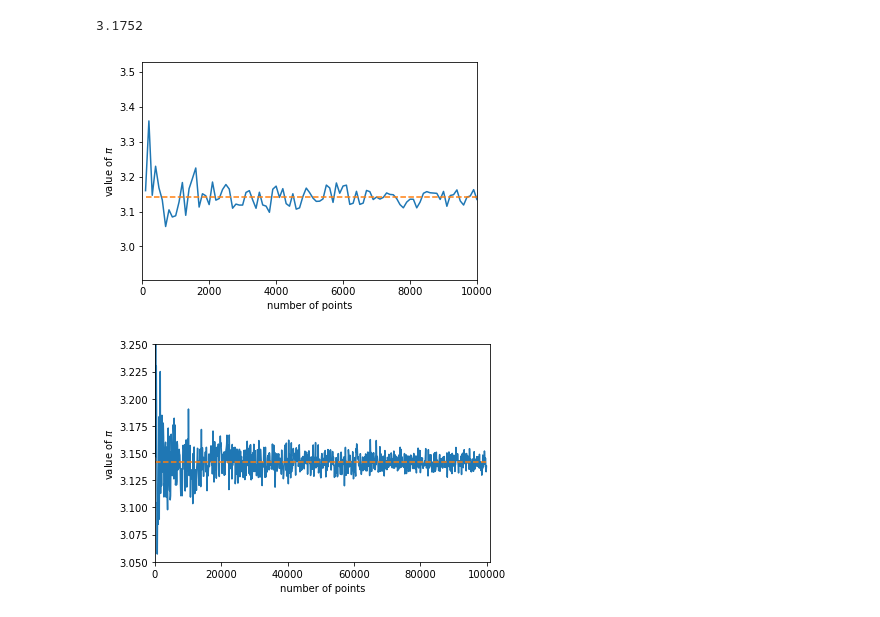
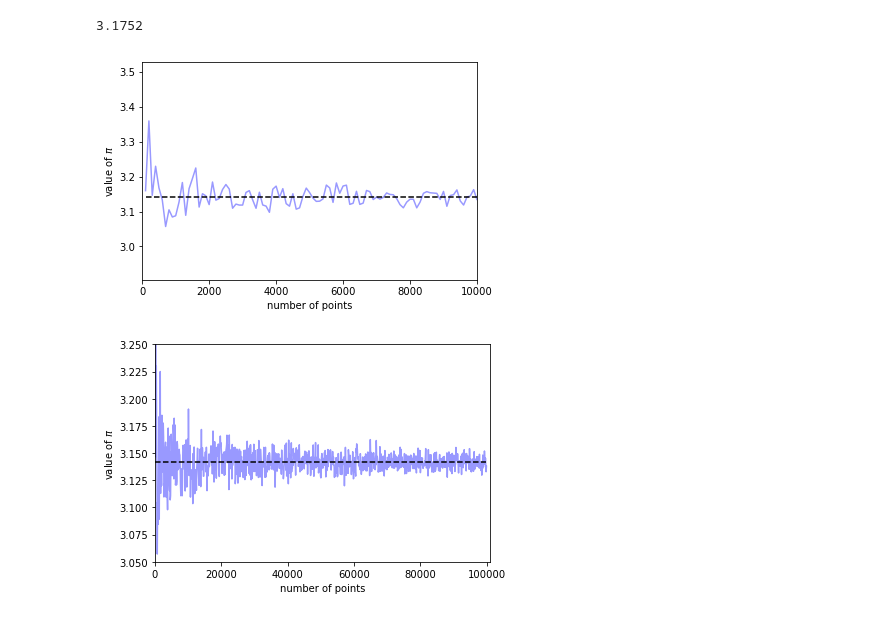
Before and after one commit to jsdiazpo/Monte-Carlo-Pi, a Jupyter notebook: Monte-Carlo-Pi.ipynb, the cells around one changed output. Cells and saved outputs as stored; diff of their text form; code cells hidden in the pictures.

Commit message:
mc_pi convergence plots

```diff
--- a/Monte-Carlo-Pi.ipynb
+++ b/Monte-Carlo-Pi.ipynb
@@ -50,20 +50,20 @@ for npoints in range(1, 1000):
     pi = compute_MC_pi(num_points=num_points)
     mc_pi.append(pi)
 # %%
-plt.plot(nr_points, mc_pi, '-')
-plt.plot([nr_points[0], nr_points[-1]], [np.pi, np.pi], '--')
+plt.plot(nr_points, mc_pi, 'b-', alpha=0.4)
+plt.plot([nr_points[0], nr_points[-1]], [np.pi, np.pi], 'k--')
 xmin, xmax, ymin, ymax = 0, 10000, 0.95*np.amin(mc_pi), 1.05*np.amax(mc_pi)
 plt.axis([xmin, xmax, ymin, ymax])
 plt.xlabel('number of points')
 plt.ylabel('value of $\pi$');
 # %% [output]
-[figure, old version]
+[figure, new version]
 # %%
-plt.plot(nr_points, mc_pi, '-')
-plt.plot([nr_points[0], nr_points[-1]], [np.pi, np.pi], '--')
+plt.plot(nr_points, mc_pi, 'b-', alpha=0.4)
+plt.plot([nr_points[0], nr_points[-1]], [np.pi, np.pi], 'k--')
 xmin, xmax, ymin, ymax = 0, 1.01*np.amax(nr_points), 3.05, 3.25
 plt.axis([xmin, xmax, ymin, ymax])
 plt.xlabel('number of points')
 plt.ylabel('value of $\pi$');
 # %% [output]
-[figure, old version]
+[figure, new version]
```
